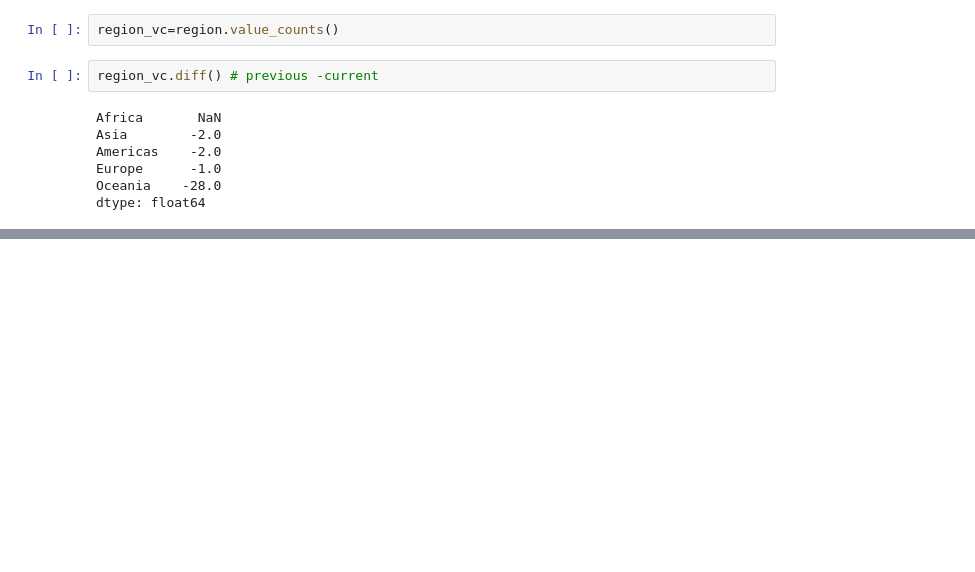
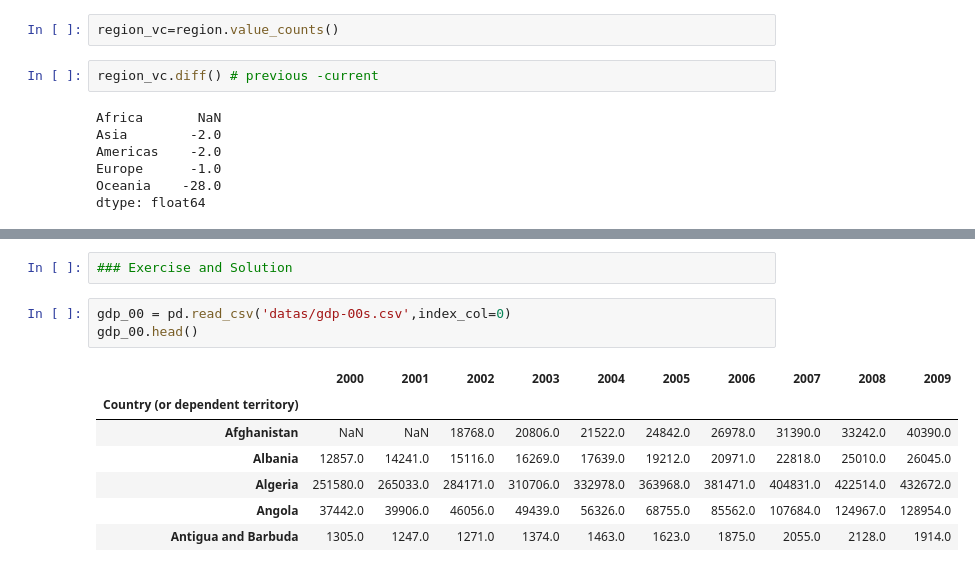
Before and after one commit to Aayush360/Python-for-Finance-, a Jupyter notebook: pandas/Merge_Join_Concatenate.ipynb, the cells around one changed output, grey strips where cells are left out. Saved outputs shown, nothing was run; the diff lists cells and outputs as text; blank space fills up the shorter version.

```diff
--- a/pandas/Merge_Join_Concatenate.ipynb
+++ b/pandas/Merge_Join_Concatenate.ipynb
@@ -382,0 +472,13 @@ dtype: float64
+# %%
+### Exercise and Solution
+# %%
+gdp_00 = pd.read_csv('datas/gdp-00s.csv',index_col=0)
+gdp_00.head()
+# %% [output]
+|  | 2000 | 2001 | 2002 | 2003 | 2004 | 2005 | 2006 | 2007 | 2008 | 2009 |
+| Country (or dependent territory) |  |  |  |  |  |  |  |  |  |  |
+| Afghanistan | NaN | NaN | 18768.0 | 20806.0 | 21522.0 | 24842.0 | 26978.0 | 31390.0 | 33242.0 | 40390.0 |
+| Albania | 12857.0 | 14241.0 | 15116.0 | 16269.0 | 17639.0 | 19212.0 | 20971.0 | 22818.0 | 25010.0 | 26045.0 |
+| Algeria | 251580.0 | 265033.0 | 284171.0 | 310706.0 | 332978.0 | 363968.0 | 381471.0 | 404831.0 | 422514.0 | 432672.0 |
+| Angola | 37442.0 | 39906.0 | 46056.0 | 49439.0 | 56326.0 | 68755.0 | 85562.0 | 107684.0 | 124967.0 | 128954.0 |
+| Antigua and Barbuda | 1305.0 | 1247.0 | 1271.0 | 1374.0 | 1463.0 | 1623.0 | 1875.0 | 2055.0 | 2128.0 | 1914.0 |
```
Also changed, not shown: parts of 25 cells of this notebook, 29 other files.
